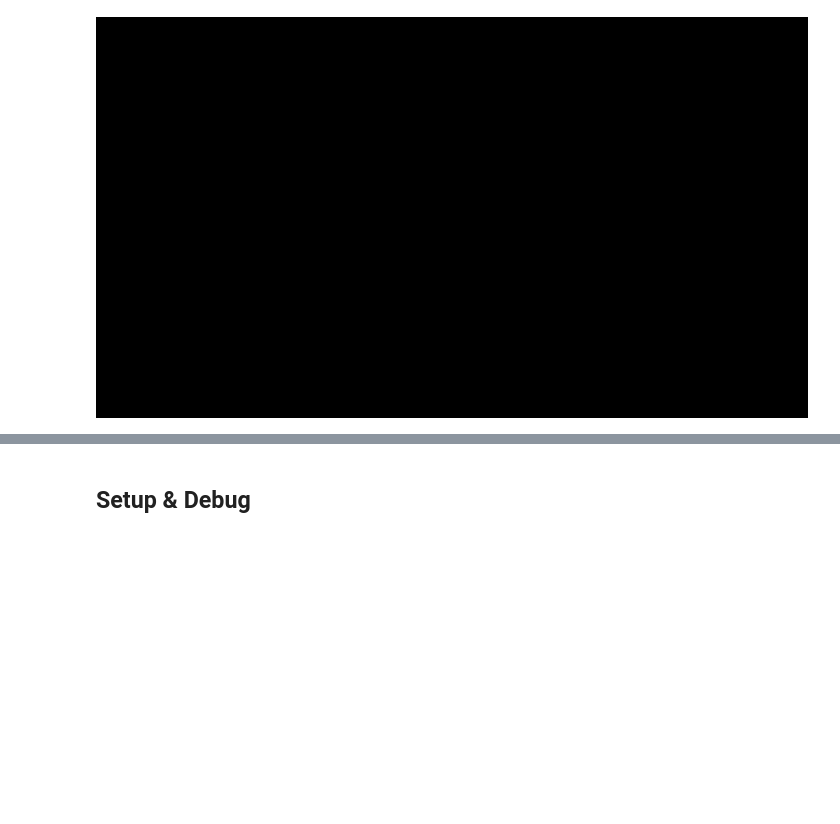
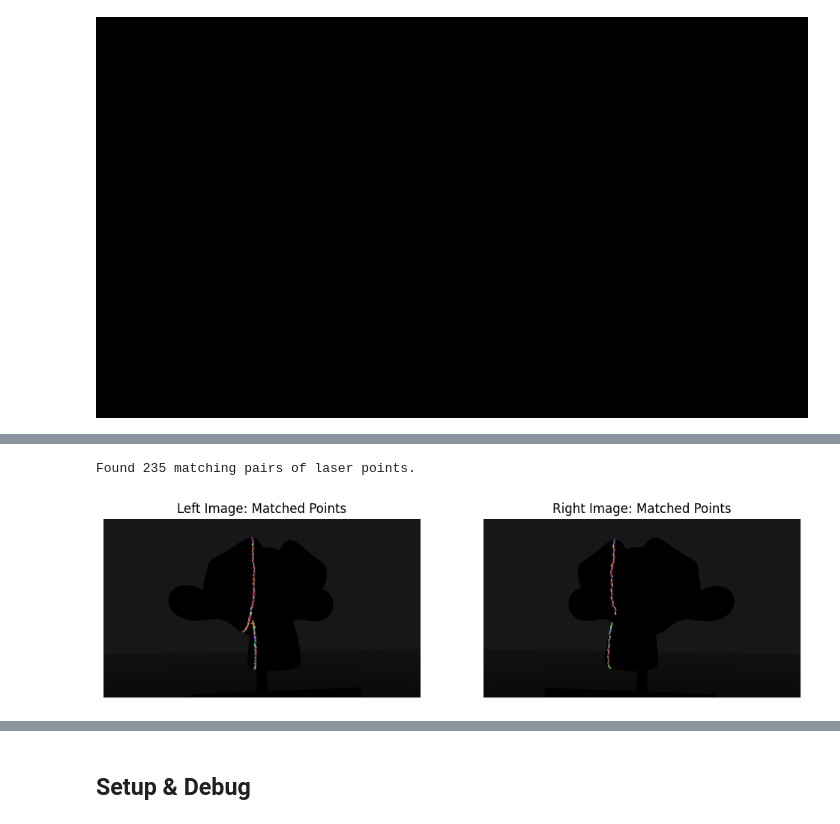
Before and after one commit to Muten-Roshi-Sama/Epipolar_3D_Image_Reconstruction_GPUcomputing, a Jupyter notebook: 3D_reconstruct.ipynb, the cells around one changed output, grey strips where cells are left out. Cells and saved outputs as stored; diff of their text form; code cells hidden in the pictures; blank space fills up the shorter version.

```diff
--- a/3D_reconstruct.ipynb
+++ b/3D_reconstruct.ipynb
@@ -91,6 +93,12 @@ def vector_product_cours(v):
             [v[2],   0,    -v[0]],
             [-v[1],  v[0],  0   ]
         ])
+
+
+def get_unique_colors(n):
+    import random
+    random.seed(42)
+    return [tuple(np.random.randint(0, 255, 3).tolist()) for _ in range(n)]
 # %% [markdown]
 ## Chessboard
 # %% [markdown]
@@ -1107,0 +1353,37 @@ def draw_epilines(img, points, color=(0, 255, 0), thickness=1):
+# %%
+# Draw the matched pairs of points in the same color in both images
+# and se if they match.
+
+pairs, _, _ = find_matching_pairs(path_left, path_right, 100)
+print(f"Found {len(pairs)} matching pairs of laser points.")
+
+# =====================================
+img_left = cv2.imread(path_left)
+img_right = cv2.imread(path_right)
+img_left_rgb = cv2.cvtColor(img_left, cv2.COLOR_BGR2RGB)
+img_right_rgb = cv2.cvtColor(img_right, cv2.COLOR_BGR2RGB)
+
+colors = get_unique_colors(len(pairs))
+# Draw points in images to see if match ok
+for idx, (l, r) in enumerate(pairs):
+    # Left
+    cv2.circle(img_left_rgb, center=tuple(l), radius=4, color=colors[idx], thickness=-1)
+    # Right
+    cv2.circle(img_right_rgb, center=tuple(r), radius=4, color=colors[idx], thickness=-1)
+
+
+# ========
+plt.figure(figsize=(12, 6))
+plt.subplot(1, 2, 1)
+plt.title("Left Image: Matched Points")
+plt.imshow(img_left_rgb)
+plt.axis('off')
+
+plt.subplot(1, 2, 2)
+plt.title("Right Image: Matched Points")
+plt.imshow(img_right_rgb)
+plt.axis('off')
+plt.show()
+# %% [output]
+Found 235 matching pairs of laser points.
+[figure, added]
```
Also changed, not shown: parts of 42 cells of this notebook, 4 other files.
